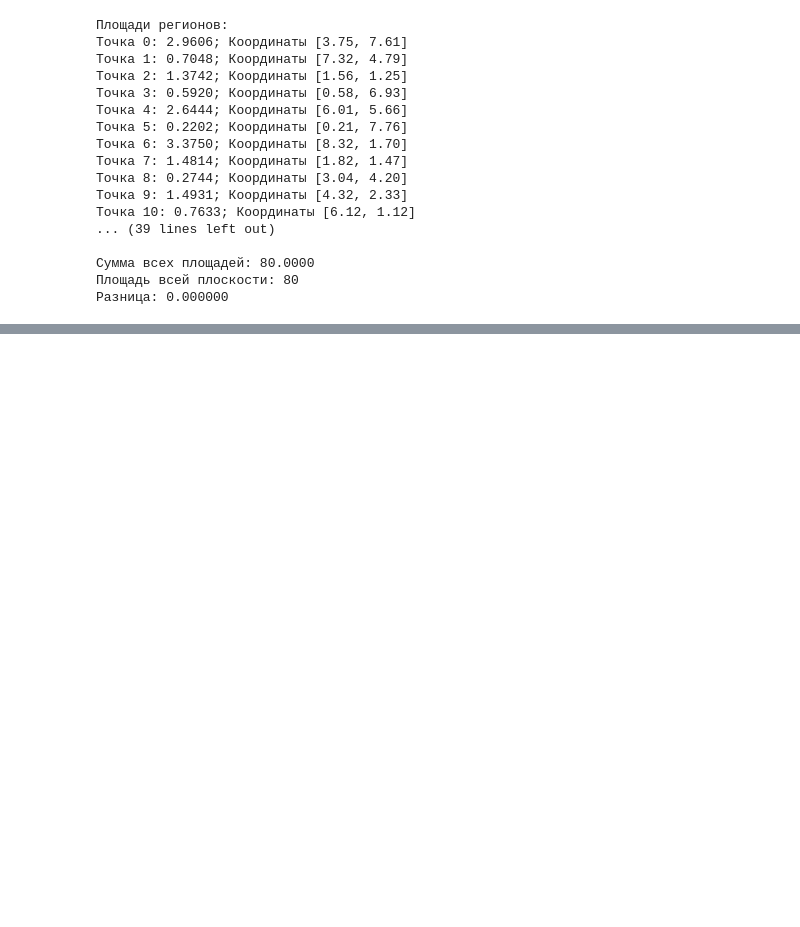
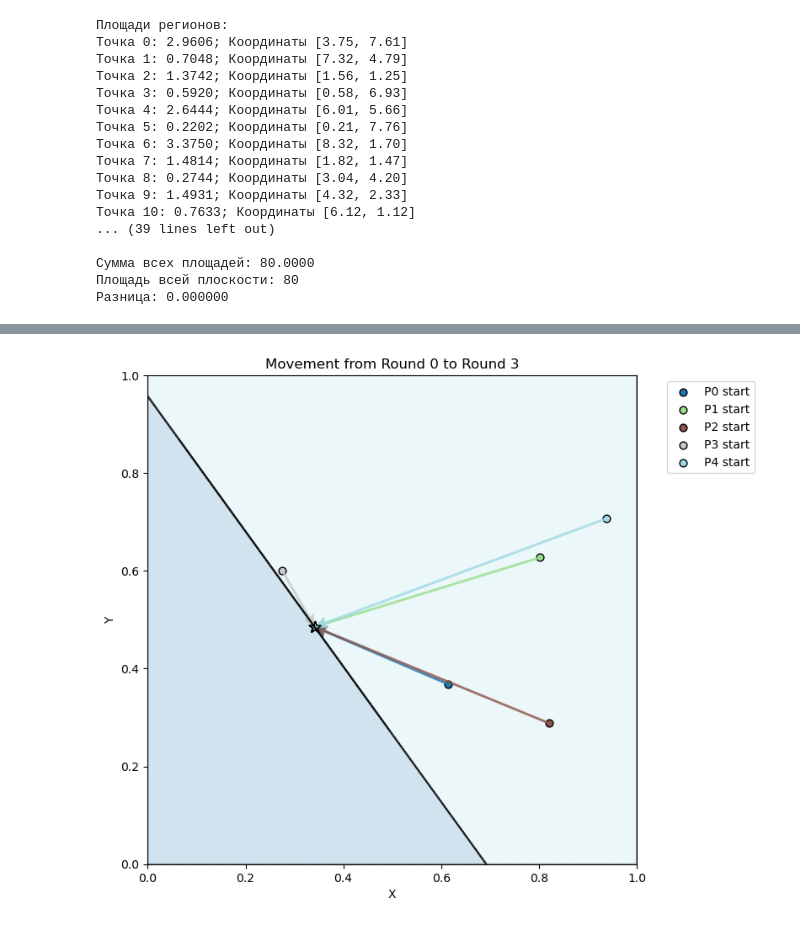
Before and after one commit to T4ras/Heuristics-for-Hotelling-Problem, a Jupyter notebook: hotelling_heuristics.ipynb, the cells around one changed output, grey strips where cells are left out. Cells and saved outputs as stored; diff of their text form; code cells hidden in the pictures; blank space fills up the shorter version.

```diff
--- a/hotelling_heuristics.ipynb
+++ b/hotelling_heuristics.ipynb
@@ -416,0 +654,79 @@ for round_ in range(rounds):
+# %%
+import matplotlib.colors as mcolors
+
+def get_state_after_round(r, n, init_points, positions_history):
+    """
+    Вспомогательная функция: возвращает координаты всех n игроков
+    после завершения раунда r.
+    r=0 соответствует init_points.
+    """
+    if r == 0:
+        return init_points.copy()
+
+    # Индекс последнего хода в раунде r для последнего игрока n-1
+    # Так как в списке по одному элементу на каждый ход каждого игрока
+    end_idx = r * n
+    state = np.zeros((n, 2))
+
+    for i in range(n):
+        # Позиция i-го игрока после его хода в раунде r
+        state[i] = positions_history[(r - 1) * n + i]
+    return state
+
+def visualize_displacement(st, en, n, init_points, positions_history, a, b):
+    # 1. Получаем координаты "от" и "до"
+    p_start = get_state_after_round(st, n, init_points, positions_history)
+    p_end = get_state_after_round(en, n, init_points, positions_history)
+
+    # 2. Строим диаграмму для финального состояния (en), чтобы видеть контекст
+    segments, areas = make_voronoi(a, b, p_end)
+
+    fig, ax = plt.subplots(figsize=(8, 8))
+
+    # Настройка цветов
+    cmap = plt.colormaps['tab20'].resampled(n)
+
+    # 3. Рисуем ячейки Вороного финального состояния
+    for i, poly in enumerate(segments):
+        if poly is not None and not poly.is_empty:
+            color = cmap(i)
+            if hasattr(poly, 'exterior'):
+                x_c, y_c = poly.exterior.xy
+                ax.fill(x_c, y_c, alpha=0.2, color=color, edgecolor='black', linestyle=':')
+                ax.plot(x_c, y_c, color='black', alpha=0.3)
+
+    # 4. Рисуем векторы смещения
+    for i in range(n):
+        c = cmap(i)
+        # Точка старта (раунд st)
+        ax.scatter(p_start[i, 0], p_start[i, 1], color=c, s=40, edgecolors='black', label=f'P{i} start' if n <= 10 else "")
+
+        # Стрелка перемещения
+        dx = p_end[i, 0] - p_start[i, 0]
+        dy = p_end[i, 1] - p_start[i, 1]
+
+        if np.sqrt(dx**2 + dy**2) > 1e-5: # Рисуем стрелку только если было движение
+            ax.quiver(p_start[i, 0], p_start[i, 1], dx, dy,
+                      angles='xy', scale_units='xy', scale=1,
+                      color=c, width=0.005, headwidth=5, alpha=0.8)
+
+        # Финальная точка (раунд en)
+        ax.scatter(p_end[i, 0], p_end[i, 1], color=c, marker='*', s=100, edgecolors='black')
+
+    ax.set_xlim(0, a)
+    ax.set_ylim(0, b)
+    ax.set_aspect('equal')
+    ax.set_title(f'Movement from Round {st} to Round {en}')
+    ax.set_xlabel('X')
+    ax.set_ylabel('Y')
+
+    if n <= 10:
+        ax.legend(bbox_to_anchor=(1.05, 1), loc='upper left')
+
+    plt.tight_layout()
+    plt.show()
+
+# Пример вызова (после завершения цикла игры):
+visualize_displacement(st=0, en=3, n=n, init_points=init_points, positions_history=positions_history, a=a, b=b)
+# %% [output]
+[figure, added]
```
Also changed, not shown: parts of 20 cells of this notebook, 1 other file.
